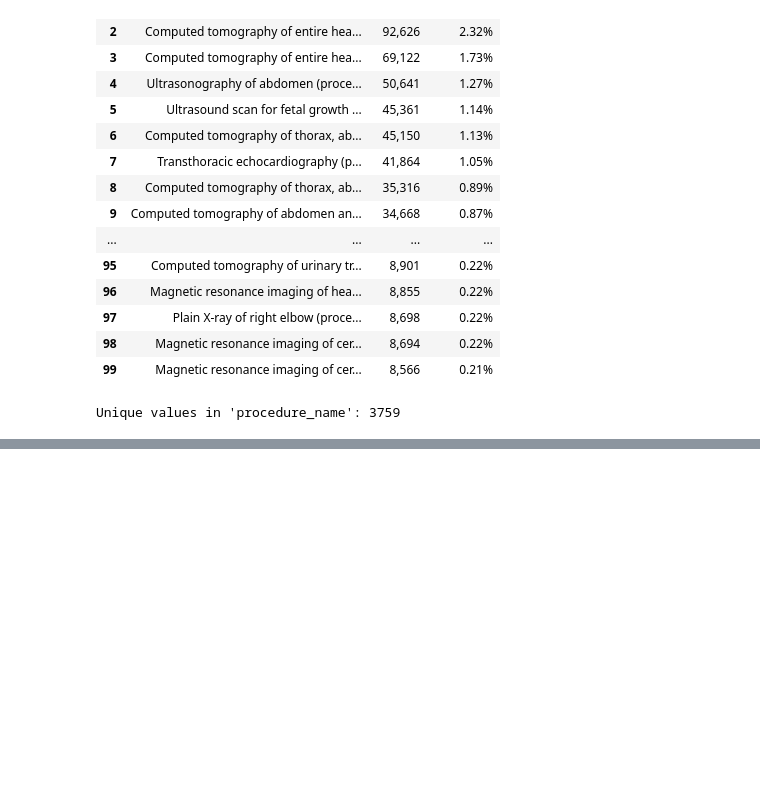
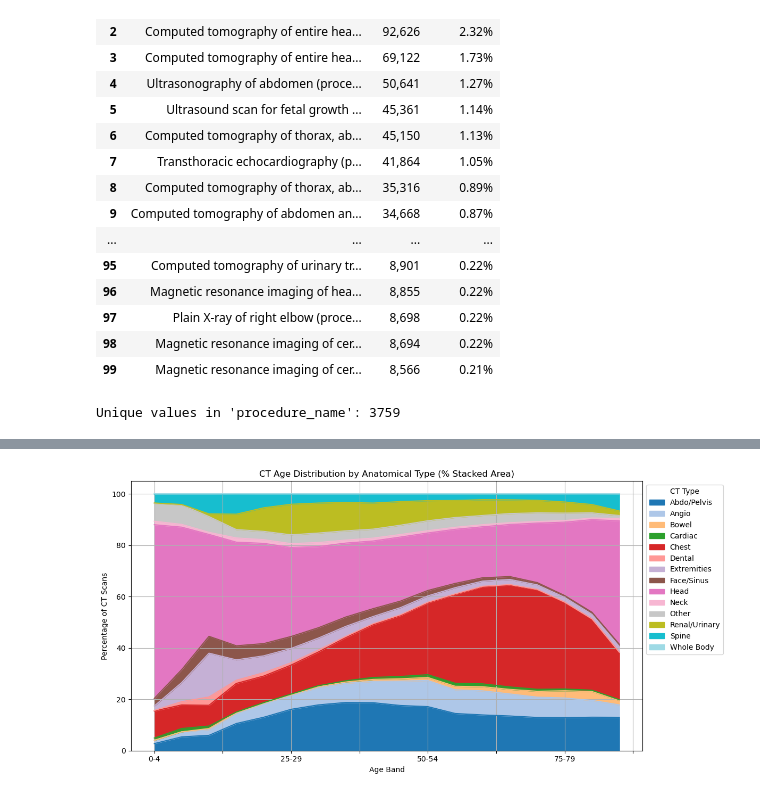
Before and after one commit to RossTylr/nhs-diagnostics-dids-eda, a Jupyter notebook: notebooks/04a_modality_usage_ct.ipynb, the cells around one changed output, grey strips where cells are left out. Saved outputs shown, nothing was run; the diff lists cells and outputs as text; code cells hidden in the pictures; blank space fills up the shorter version.

```diff
--- a/notebooks/04a_modality_usage_ct.ipynb
+++ b/notebooks/04a_modality_usage_ct.ipynb
@@ -237,0 +589,19 @@ Unique values in 'procedure_name': 3759
+# %%
+# ---------------------------------------------------
+# Step 7b – CT Scan Age Distribution by Type (% Stacked Area Chart)
+# ---------------------------------------------------
+ct_age_xtab_pct = ct_age_xtab.div(ct_age_xtab.sum(axis=1), axis=0) * 100
+
+# Plot stacked area chart (percentages)
+fig, ax = plt.subplots(figsize=(12, 6))
+ct_age_xtab_pct.plot(kind="area", stacked=True, cmap="tab20", ax=ax)
+
+ax.set_title("CT Age Distribution by Anatomical Type (% Stacked Area)")
+ax.set_xlabel("Age Band")
+ax.set_ylabel("Percentage of CT Scans")
+ax.legend(title="CT Type", loc="upper left", bbox_to_anchor=(1.0, 1.0))
+plt.grid(True)
+plt.tight_layout()
+plt.show()
+# %% [output]
+[figure, added]
```
Also changed, not shown: parts of 13 cells of this notebook, 2 other files.
